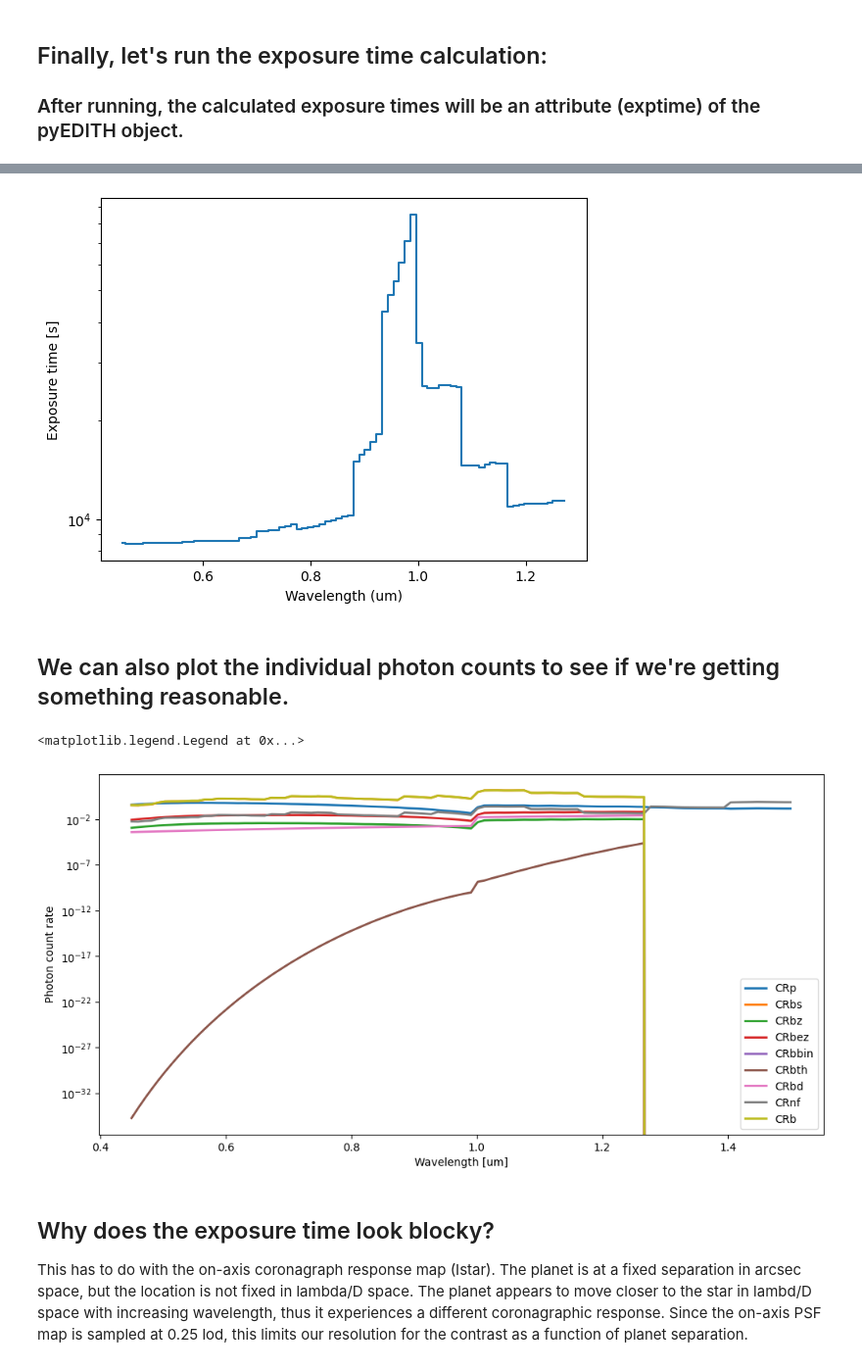
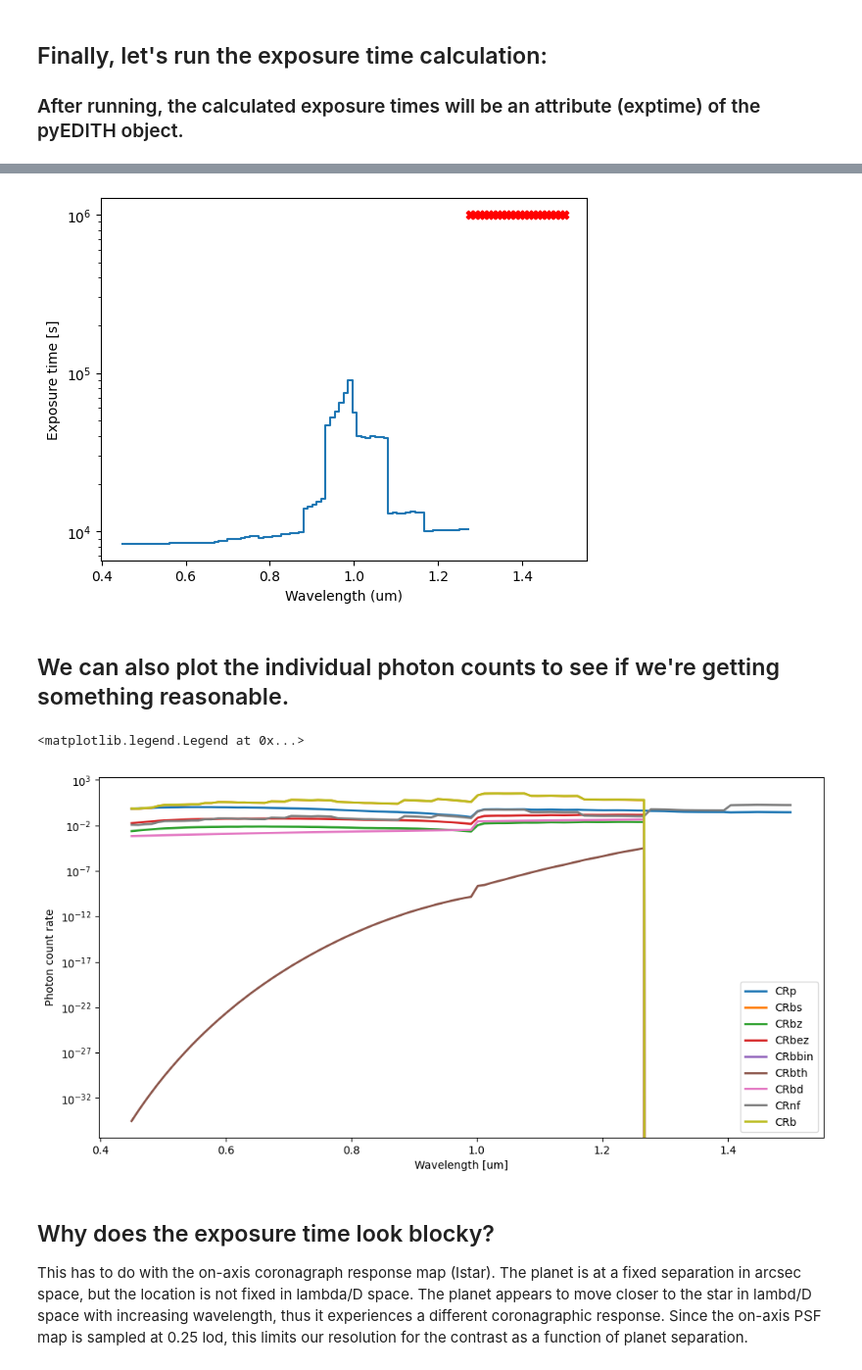
Before and after one commit to eleonoraalei/pyEDITH, a Jupyter notebook: tutorials/spectroscopy_tutorial.ipynb, the cells around one changed output, grey strips where cells are left out. Shown at 98% size. Saved outputs shown, nothing was run; the diff lists cells and outputs as text; code cells hidden in the pictures.

```diff
--- a/tutorials/spectroscopy_tutorial.ipynb
+++ b/tutorials/spectroscopy_tutorial.ipynb
@@ -26,11 +26,10 @@ parameters["observing_mode"] = "IFS" # tells ETC to use spectroscopy (IFS) mode
 # to set up the observation object, we need to specify a few overarching parameters:
 parameters["wavelength"] = np.linspace(0.45, 1.5, 100) # define a wavelength grid in microns
 parameters["nlambd"] = len(parameters["wavelength"]) # number of wavelengths
-parameters["resolution"] = 5 # define a spectral resolution NOTE: not used for spectroscopy mode
 parameters["snr"] = 5*np.ones_like(parameters["wavelength"]) # the SNR you want for each spectral bin
 parameters["CRb_multiplier"] = 2. # factor to multiply the background by (used for differential imaging)
 parameters["photap_rad"] = None#0.85 # radius of the photometric aperture in units of lambda/D
-parameters["psf_trunc_ratio"] = 0.5#0.45 # truncate the off-axis PSFs at this level
+parameters["psf_trunc_ratio"] = 0.3 # truncate the off-axis PSFs at this level
 
 #NOTE: there are more parameters we can define (see below), but these are the basics for now.
 
@@ -332,13 +331,16 @@ WARNING: Count rate of the planet smaller than the noise floor. Hardcoded infini
 # %%
 # Let's plot it:
 plt.figure()
 plt.step(observation.wavelength, observation.exptime, where="mid")
+plt.scatter(observation.wavelength[np.isinf(observation.exptime)], 1e6*np.ones_like(observation.wavelength[np.isinf(observation.exptime)]), marker="X", color="red")
+
+
 plt.ylabel("Exposure time [s]")
 plt.xlabel("Wavelength (um)")
 
 plt.yscale("log")
 # %% [output]
-[figure, old version]
+[figure, new version]
 # %% [markdown]
 ## We can also plot the individual photon counts to see if we're getting something reasonable.
 # %%
@@ -354,7 +356,7 @@ plt.xlabel("Wavelength [um]")
 plt.legend()
 # %% [output]
 <matplotlib.legend.Legend at 0x...>
-[figure, old version]
+[figure, new version]
 # %% [markdown]
 ## Why does the exposure time look blocky?
 This has to do with the on-axis coronagraph response map (Istar). The planet is at a fixed separation in arcsec space, but the location is not fixed in lambda/D space. The planet appears to move closer to the star in lambd/D space with increasing wavelength, thus it experiences a different coronagraphic response. Since the on-axis PSF map is sampled at 0.25 lod, this limits our resolution for the contrast as a function of planet separation.
```
Also changed, not shown: parts of 2 cells of this notebook, 1 other file.
